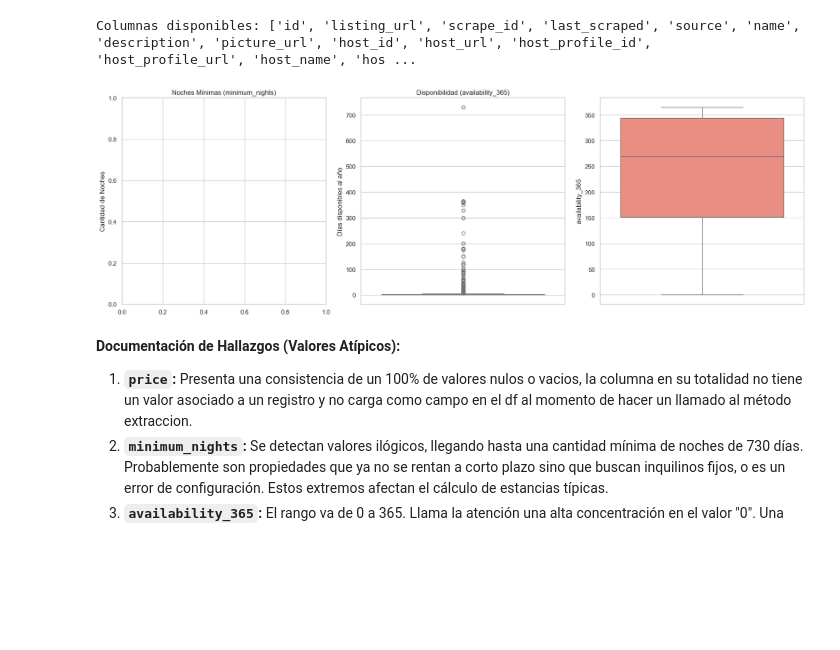
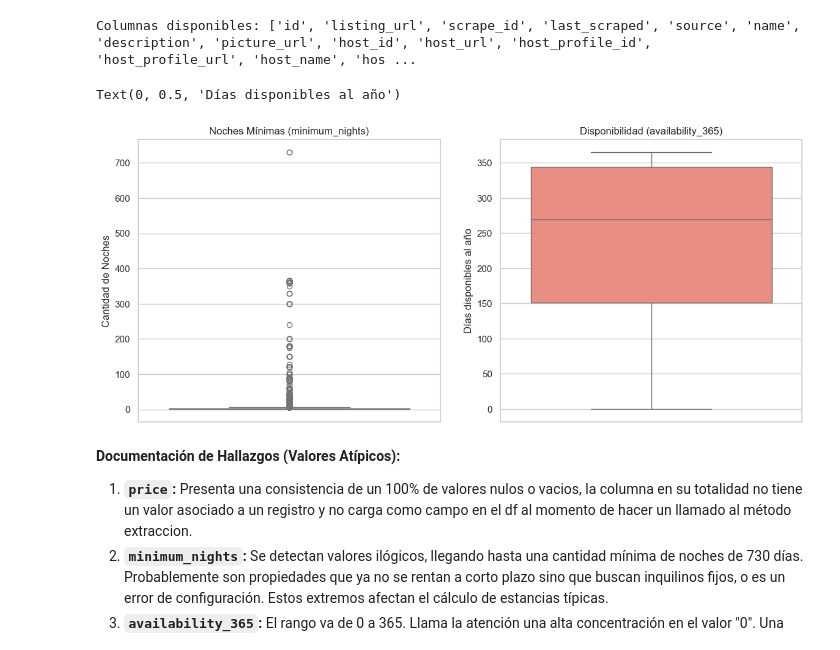
Before and after one commit to ferneylopez188523-dotcom/ETLCode, a Jupyter notebook: notebooks/exp_airbnb.ipynb, the cells around one changed output. Cells and saved outputs as stored; diff of their text form; code cells hidden in the pictures; blank space fills up the shorter version.

```diff
--- a/notebooks/exp_airbnb.ipynb
+++ b/notebooks/exp_airbnb.ipynb
@@ -273,22 +273,18 @@ else:
 # %% [output]
 Columnas disponibles: ['id', 'listing_url', 'scrape_id', 'last_scraped', 'source', 'name', 'description', 'picture_url', 'host_id', 'host_url', 'host_profile_id', 'host_profile_url', 'host_name', 'hos ...
 # %%
-fig, axes = plt.subplots(1, 3, figsize=(18, 6))
-# Boxplot para Minimum Nights
-# Limitamos un poco el eje Y visualmente si hay noches extremas (ej. 1000 noches)
-sns.boxplot(y=df_listings['minimum_nights'], ax=axes[1], color='lightgreen')
+fig, axes = plt.subplots(1, 2, figsize=(14, 6))
+
+sns.boxplot(y=df_listings['minimum_nights'], ax=axes[0], color='lightgreen')
 axes[0].set_title('Noches Mínimas (minimum_nights)')
 axes[0].set_ylabel('Cantidad de Noches')
 
-# Boxplot para Availability 365
-sns.boxplot(y=df_listings['availability_365'], ax=axes[2], color='salmon')
+sns.boxplot(y=df_listings['availability_365'], ax=axes[1], color='salmon')
 axes[1].set_title('Disponibilidad (availability_365)')
 axes[1].set_ylabel('Días disponibles al año')
-
-plt.tight_layout()
-plt.show()
 # %% [output]
+Text(0, 0.5, 'Días disponibles al año')
-[figure, old version]
+[figure, new version]
 # %% [markdown]
 **Documentación de Hallazgos (Valores Atípicos):**
 
```
Also changed, not shown: parts of 7 cells of this notebook.
